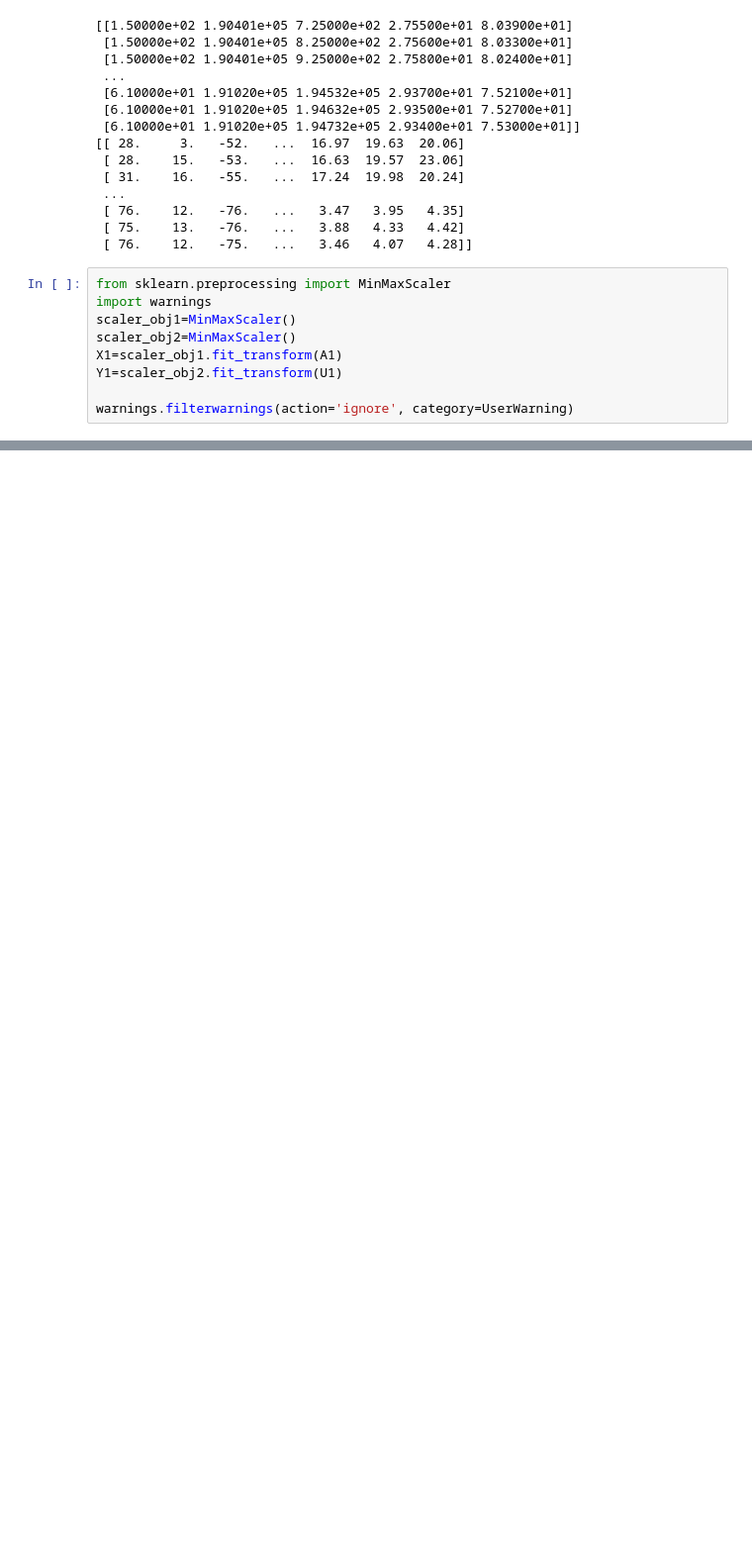
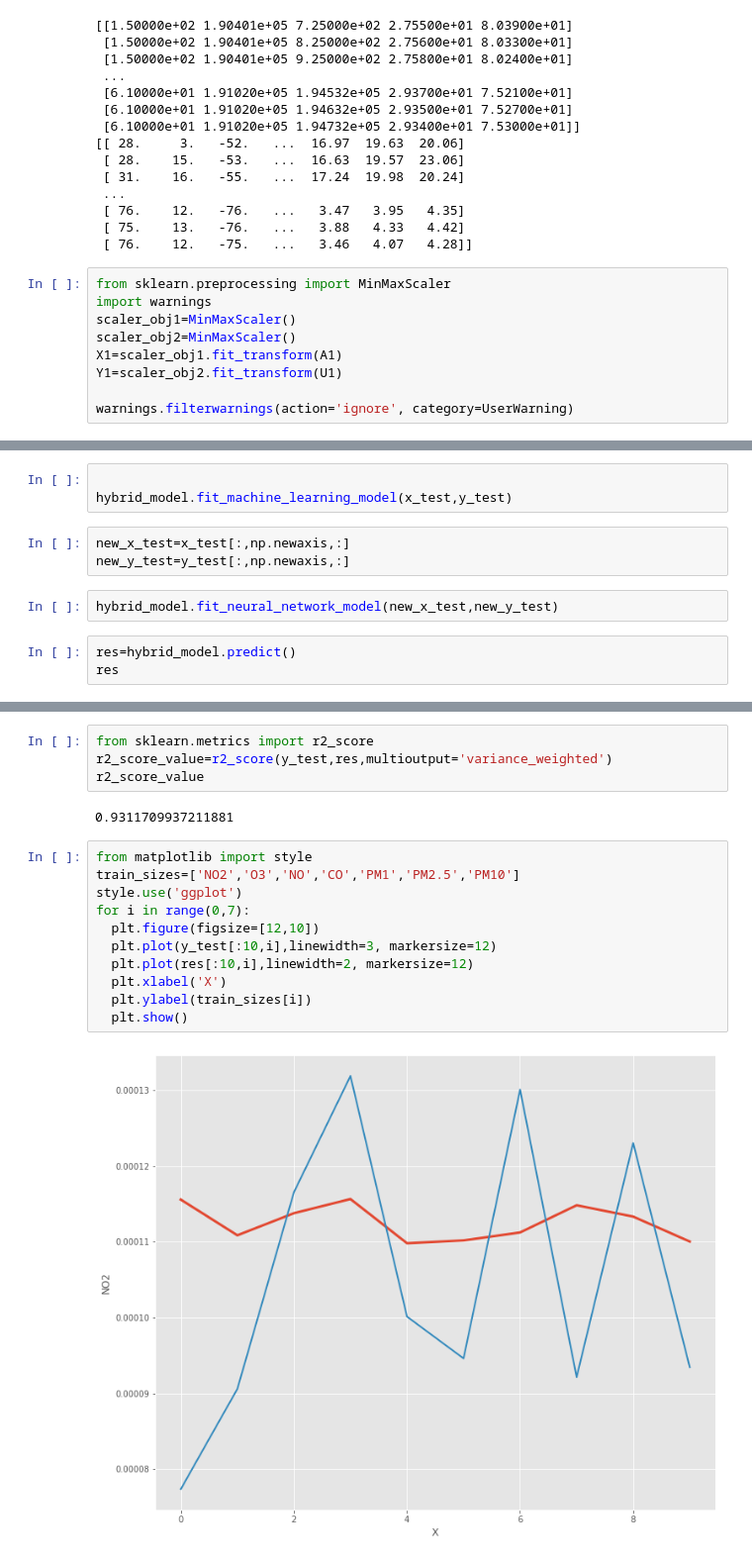
Before and after one commit to utkarshkanswal/Machine-Learning-application-on-Air-quality-dataset, a Jupyter notebook: OPC_Sensor/Hybrid Model.ipynb, the cells around one changed output, grey strips where cells are left out. Shown: that part at 99% size. Saved outputs shown, nothing was run; the diff lists cells and outputs as text; blank space fills up the shorter version.

Commit message:
Added Hybrid Model

```diff
--- a/OPC_Sensor/Hybrid Model.ipynb
+++ b/OPC_Sensor/Hybrid Model.ipynb
@@ -96,0 +96,11 @@ ValueError: in user code:
+# %%
+
+hybrid_model.fit_machine_learning_model(x_test,y_test)
+# %%
+new_x_test=x_test[:,np.newaxis,:]
+new_y_test=y_test[:,np.newaxis,:]
+# %%
+hybrid_model.fit_neural_network_model(new_x_test,new_y_test)
+# %%
+res=hybrid_model.predict()
+res
@@ -96,0 +141,19 @@ ValueError: in user code:
+# %%
+from sklearn.metrics import r2_score
+r2_score_value=r2_score(y_test,res,multioutput='variance_weighted')
+r2_score_value
+# %% [output]
+0.9311709937211881
+# %%
+from matplotlib import style
+train_sizes=['NO2','O3','NO','CO','PM1','PM2.5','PM10']
+style.use('ggplot')
+for i in range(0,7):
+  plt.figure(figsize=[12,10])
+  plt.plot(y_test[:10,i],linewidth=3, markersize=12)
+  plt.plot(res[:10,i],linewidth=2, markersize=12)
+  plt.xlabel('X')
+  plt.ylabel(train_sizes[i])
+  plt.show()
+# %% [output]
+[figure, added]
```
Also changed, not shown: parts of 7 cells of this notebook, 8 other files.
